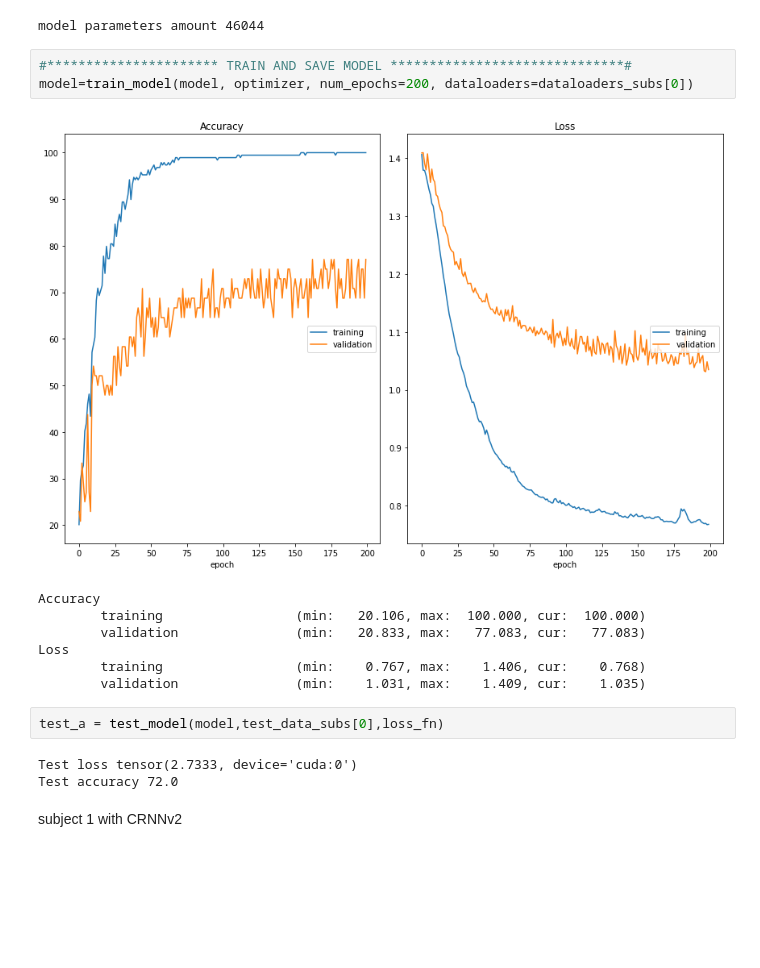
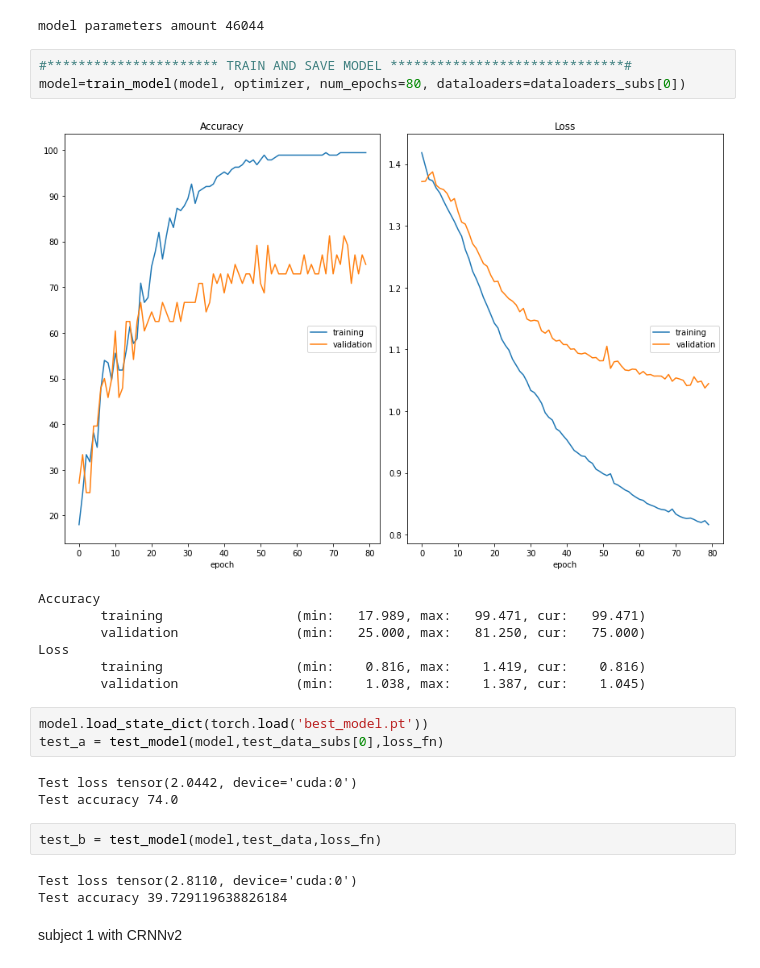
Before and after one commit to jacobergzhou/UCLA-ECE247-Project, a Jupyter notebook: ECE_C247_group_project.ipynb, the cells around one changed output. Cells and saved outputs as stored; diff of their text form; blank space fills up the shorter version.

```diff
--- a/ECE_C247_group_project.ipynb
+++ b/ECE_C247_group_project.ipynb
@@ -1611,20 +2106,26 @@ optimizer = torch.optim.Adam(model.parameters(), lr = 1e-4, weight_decay=weight_
 model parameters amount 46044
 # %%
 #********************** TRAIN AND SAVE MODEL ******************************#
-model=train_model(model, optimizer, num_epochs=200, dataloaders=dataloaders_subs[0])
+model=train_model(model, optimizer, num_epochs=80, dataloaders=dataloaders_subs[0])
 # %% [output]
-[figure, old version]
+[figure, new version]
 Accuracy
-        training                 (min:   20.106, max:  100.000, cur:  100.000)
-        validation               (min:   20.833, max:   77.083, cur:   77.083)
+        training                 (min:   17.989, max:   99.471, cur:   99.471)
+        validation               (min:   25.000, max:   81.250, cur:   75.000)
 Loss
-        training                 (min:    0.767, max:    1.406, cur:    0.768)
-        validation               (min:    1.031, max:    1.409, cur:    1.035)
+        training                 (min:    0.816, max:    1.419, cur:    0.816)
+        validation               (min:    1.038, max:    1.387, cur:    1.045)
 # %%
+model.load_state_dict(torch.load('best_model.pt'))
 test_a = test_model(model,test_data_subs[0],loss_fn)
 # %% [output]
-Test loss tensor(2.7333, device='cuda:0')
-Test accuracy 72.0
+Test loss tensor(2.0442, device='cuda:0')
+Test accuracy 74.0
+# %%
+test_b = test_model(model,test_data,loss_fn)
+# %% [output]
+Test loss tensor(2.8110, device='cuda:0')
+Test accuracy 39.729119638826184
 # %% [markdown]
 subject 1 with CRNNv2
 # %%
```
Also changed, not shown: parts of 70 cells of this notebook.
